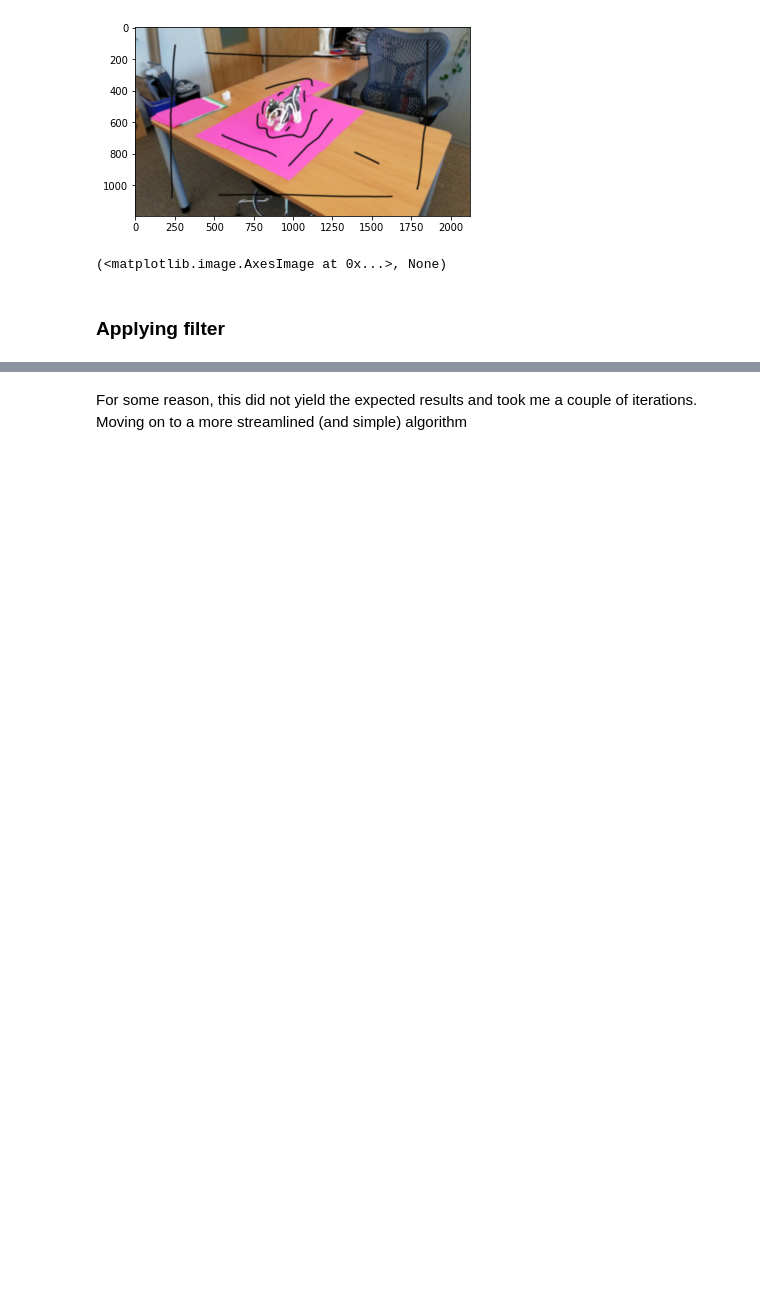
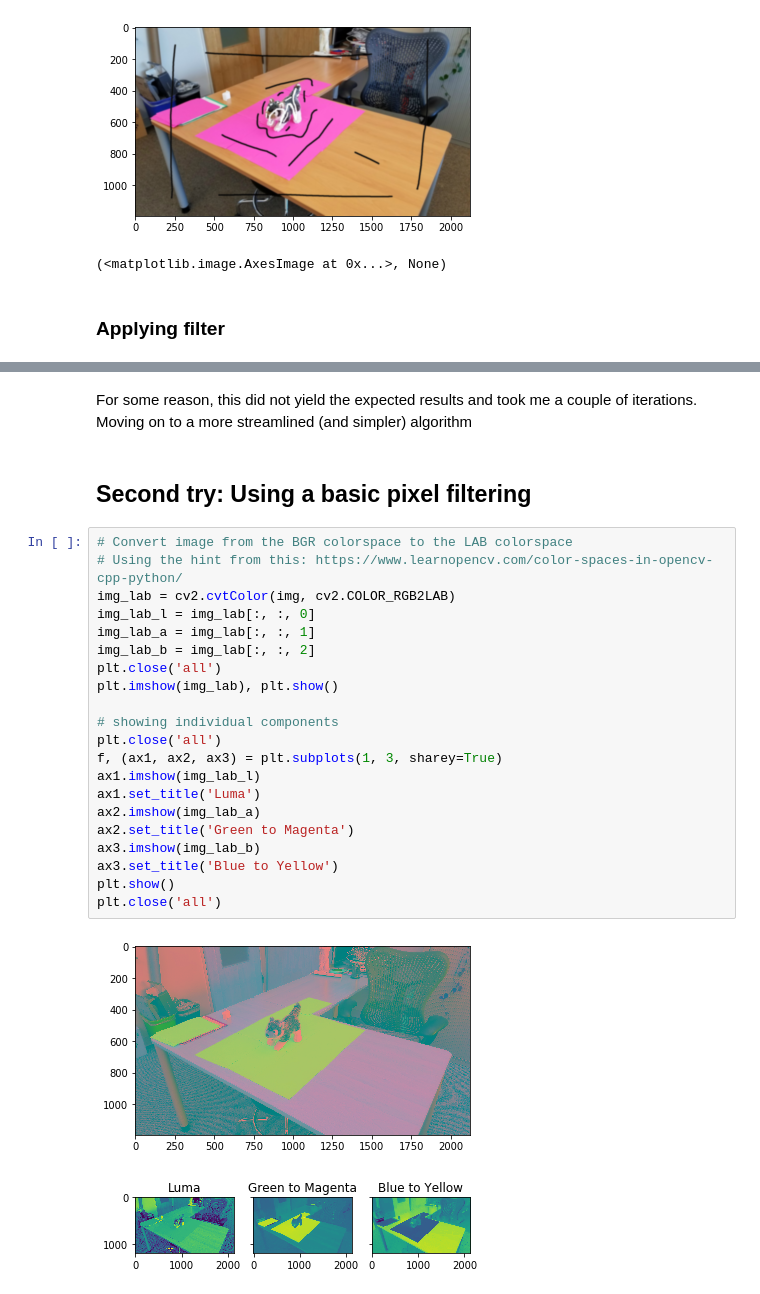
Before and after one commit to danilogr/OpenCV_Experiments, a Jupyter notebook: experiment1/Experiment1-ChromaKeying.ipynb, the cells around one changed output, grey strips where cells are left out. Cells and saved outputs as stored; diff of their text form; blank space fills up the shorter version.

```diff
--- a/experiment1/Experiment1-ChromaKeying.ipynb
+++ b/experiment1/Experiment1-ChromaKeying.ipynb
@@ -74,3 +77,29 @@ plt.imshow(newImg),plt.show()
 (<matplotlib.image.AxesImage at 0x...>, None)
 # %% [markdown]
-For some reason, this did not yield the expected results and took me a couple of iterations. Moving on to a more streamlined (and simple) algorithm
+For some reason, this did not yield the expected results and took me a couple of iterations. Moving on to a more streamlined (and simpler) algorithm
+# %% [markdown]
+## Second try: Using a basic pixel filtering
+# %%
+# Convert image from the BGR colorspace to the LAB colorspace
+# Using the hint from this: https://www.learnopencv.com/color-spaces-in-opencv-cpp-python/
+img_lab = cv2.cvtColor(img, cv2.COLOR_RGB2LAB)
+img_lab_l = img_lab[:, :, 0]
+img_lab_a = img_lab[:, :, 1]
+img_lab_b = img_lab[:, :, 2]
+plt.close('all')
+plt.imshow(img_lab), plt.show()
+
+# showing individual components
+plt.close('all')
+f, (ax1, ax2, ax3) = plt.subplots(1, 3, sharey=True)
+ax1.imshow(img_lab_l)
+ax1.set_title('Luma')
+ax2.imshow(img_lab_a)
+ax2.set_title('Green to Magenta')
+ax3.imshow(img_lab_b)
+ax3.set_title('Blue to Yellow')
+plt.show()
+plt.close('all')
+# %% [output]
+[figure, added]
+[figure, added]
```
Also changed, not shown: parts of 6 cells of this notebook.
